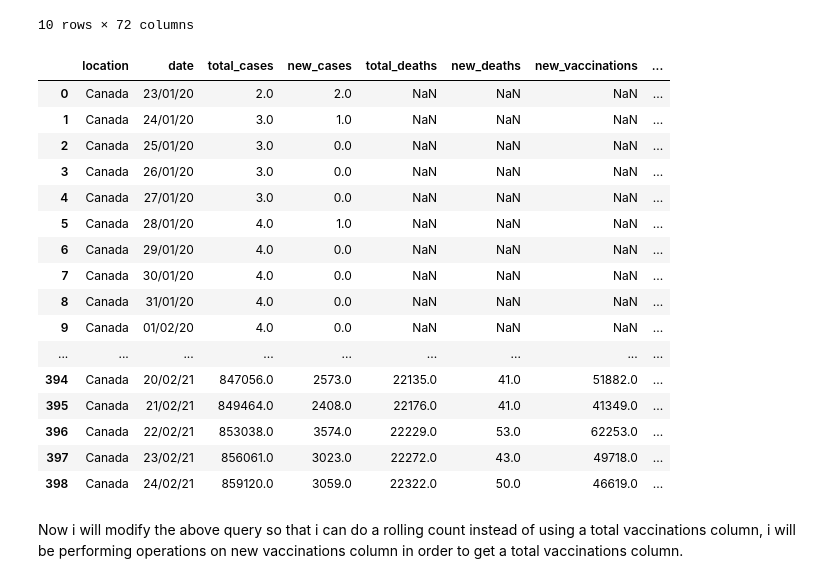
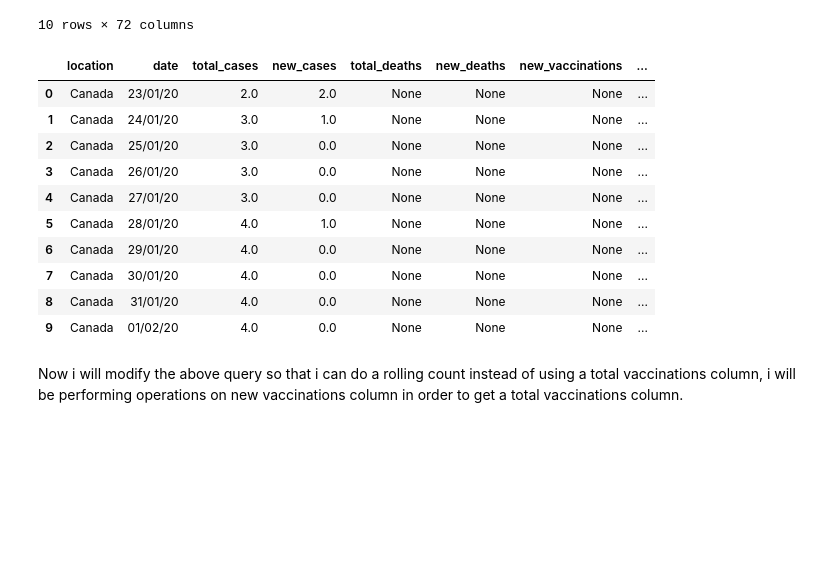
Before and after one commit to ppn101/Projects, a Jupyter notebook: covid_analysis_canada.ipynb, the cells around one changed output. Saved outputs shown, nothing was run; the diff lists cells and outputs as text; code cells hidden in the pictures; blank space fills up the shorter version.

Commit message:
Analysis of covid19 data for canada using python and sql

```diff
--- a/covid_analysis_canada.ipynb
+++ b/covid_analysis_canada.ipynb
@@ -304,25 +283,19 @@ pysqldf("select * from covid_deaths cd join covid_vaccinations cv on cd.continen
 # %%
 #Looking at population vs vaccinations in canada at a daily level
 
-pysqldf("select cd.location, cd.date , cd.total_cases, cd.new_cases, cd.total_deaths, cd.new_deaths, cv.new_vaccinations, cv.total_vaccinations from covid_deaths cd join covid_vaccinations cv on cd.continent = cv.continent and cd.location = cv.location and cd.date = cv.date where lower(cd.location) = 'canada';")
+pysqldf("select cd.location, cd.date , cd.total_cases, cd.new_cases, cd.total_deaths, cd.new_deaths, cv.new_vaccinations, cv.total_vaccinations from covid_deaths cd join covid_vaccinations cv on cd.continent = cv.continent and cd.location = cv.location and cd.date = cv.date where lower(cd.location) = 'canada' limit 10;")
 # %% [output]
 |  | location | date | total_cases | new_cases | total_deaths | new_deaths | new_vaccinations | ... |
-| 0 | Canada | 23/01/20 | 2.0 | 2.0 | NaN | NaN | NaN | ... |
-| 1 | Canada | 24/01/20 | 3.0 | 1.0 | NaN | NaN | NaN | ... |
-| 2 | Canada | 25/01/20 | 3.0 | 0.0 | NaN | NaN | NaN | ... |
-| 3 | Canada | 26/01/20 | 3.0 | 0.0 | NaN | NaN | NaN | ... |
-| 4 | Canada | 27/01/20 | 3.0 | 0.0 | NaN | NaN | NaN | ... |
-| 5 | Canada | 28/01/20 | 4.0 | 1.0 | NaN | NaN | NaN | ... |
-| 6 | Canada | 29/01/20 | 4.0 | 0.0 | NaN | NaN | NaN | ... |
-| 7 | Canada | 30/01/20 | 4.0 | 0.0 | NaN | NaN | NaN | ... |
-| 8 | Canada | 31/01/20 | 4.0 | 0.0 | NaN | NaN | NaN | ... |
-| 9 | Canada | 01/02/20 | 4.0 | 0.0 | NaN | NaN | NaN | ... |
-| ... | ... | ... | ... | ... | ... | ... | ... | ... |
-| 394 | Canada | 20/02/21 | 847056.0 | 2573.0 | 22135.0 | 41.0 | 51882.0 | ... |
-| 395 | Canada | 21/02/21 | 849464.0 | 2408.0 | 22176.0 | 41.0 | 41349.0 | ... |
-| 396 | Canada | 22/02/21 | 853038.0 | 3574.0 | 22229.0 | 53.0 | 62253.0 | ... |
-| 397 | Canada | 23/02/21 | 856061.0 | 3023.0 | 22272.0 | 43.0 | 49718.0 | ... |
-| 398 | Canada | 24/02/21 | 859120.0 | 3059.0 | 22322.0 | 50.0 | 46619.0 | ... |
+| 0 | Canada | 23/01/20 | 2.0 | 2.0 | None | None | None | ... |
+| 1 | Canada | 24/01/20 | 3.0 | 1.0 | None | None | None | ... |
+| 2 | Canada | 25/01/20 | 3.0 | 0.0 | None | None | None | ... |
+| 3 | Canada | 26/01/20 | 3.0 | 0.0 | None | None | None | ... |
+| 4 | Canada | 27/01/20 | 3.0 | 0.0 | None | None | None | ... |
+| 5 | Canada | 28/01/20 | 4.0 | 1.0 | None | None | None | ... |
+| 6 | Canada | 29/01/20 | 4.0 | 0.0 | None | None | None | ... |
+| 7 | Canada | 30/01/20 | 4.0 | 0.0 | None | None | None | ... |
+| 8 | Canada | 31/01/20 | 4.0 | 0.0 | None | None | None | ... |
+| 9 | Canada | 01/02/20 | 4.0 | 0.0 | None | None | None | ... |
 # %% [markdown]
 Now i will modify the above query so that i can do a rolling count instead of using a total vaccinations column, i will be performing operations on new vaccinations column in order to get a total vaccinations column.
 # %%
```
Also changed, not shown: parts of 6 cells of this notebook.
